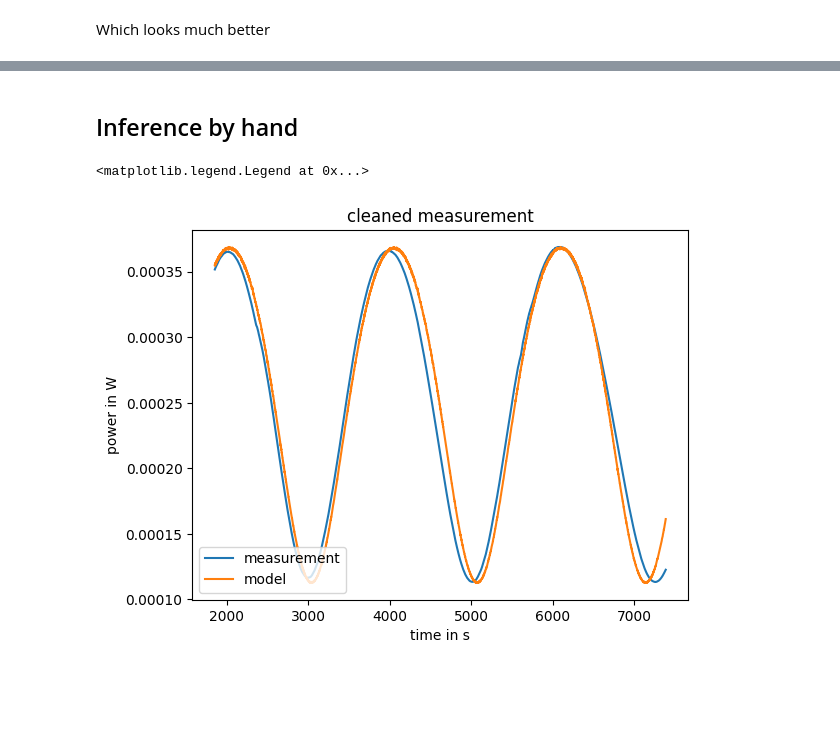
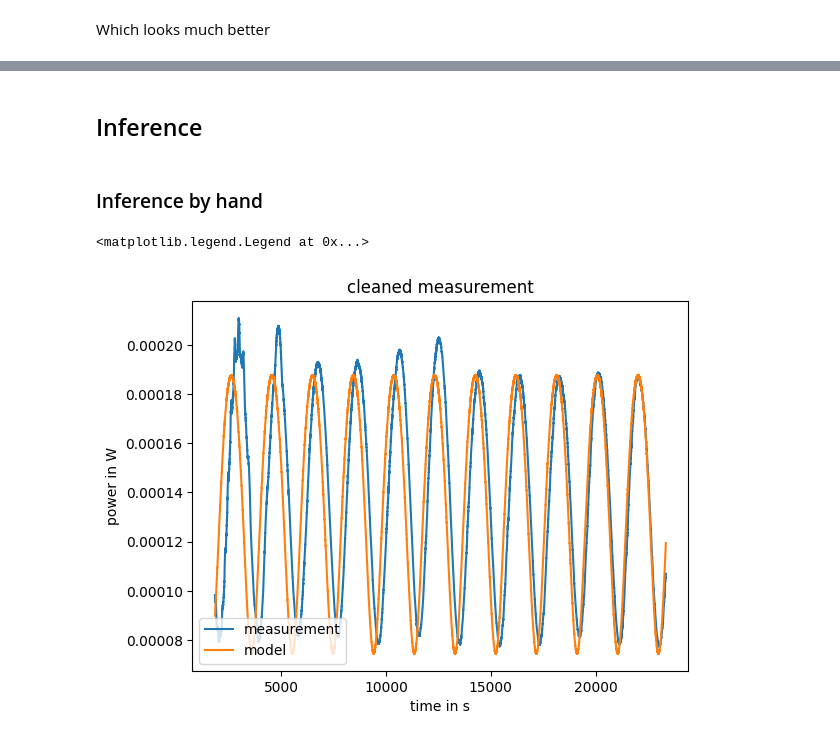
Before and after one commit to leo1200/thin-films, a Jupyter notebook: notebooks/one_growing_layer.ipynb, the cells around one changed output, grey strips where cells are left out. Saved outputs shown, nothing was run; the diff lists cells and outputs as text; code cells hidden in the pictures; blank space fills up the shorter version.

Commit message:
some data analysis

```diff
--- a/notebooks/one_growing_layer.ipynb
+++ b/notebooks/one_growing_layer.ipynb
@@ -128,7 +150,7 @@ plt.legend(loc="upper right")
 ## Data Analysis
 # %%
 # Define the CSV file path
-file_path = 'data/measurement.csv'
+file_path = 'data/measurement2.csv'
 
 # Read the CSV, skipping rows until the data table starts
 df = pd.read_csv(file_path, sep=';', skiprows=14, decimal=',')
@@ -171,41 +246,59 @@ Text(0.5, 1.0, 'measurement')
+# %% [markdown]
+## Inference
 # %% [markdown]
-## Inference by hand
+### Inference by hand
 # %%
-initial_layer_thickness = 170
-layer_growing_acceleration = -0.0000004
+# initial_layer_thickness = 170
+# layer_growing_rate = 747.9 / (7049 / 60) / 60
+# layer_growing_acceleration = -0.0000004
+
+# 1.7000000e+02  1.0696702e-01 -5.1498353e-07
+# 1.07924394e-01 -6.79976267e-07
+
+# initial_layer_thickness = 170
+initial_layer_thickness = 100
+layer_growing_rate = 1.07924394e-01
+# layer_growing_acceleration = -6.79976267e-07
+layer_growing_acceleration = 0
+
+
 
 # simple accelerated model
 layer_thickness_model = initial_layer_thickness + layer_growing_rate * time_points_measured + layer_growing_acceleration * time_points_measured ** 2
 
 reflection_coefficients, _, _ = variable_layer_thickness_simulation(
     wavelength = wavelength,
     polar_angle = polar_angle,
     azimuthal_angle = azimuthal_angle,
     transverse_electric_component = transverse_electric_component,
     transverse_magnetic_component = transverse_magnetic_component,
     permeability_reflection = permeability_reflection,
     permittivity_reflection = permittivity_reflection,
     permeability_transmission = permeability_transmission,
     permittivity_transmission = permittivity_transmission,
     backside_mode = backside_mode,
     permeability_static_size_layers = permeability_static_size_layers,
     permittivity_static_size_layers = permittivity_static_size_layers,
     static_layer_thicknesses = static_layer_thicknesses,
     permeability_variable_layer = permeability_variable_layer,
     permittivity_variable_layer = permittivity_variable_layer,
     variable_layer_thicknesses = layer_thickness_model
 )
 
-a = 0.00075
-b = 0.00008
-power_model = a * reflection_coefficients + b
+# power_conversion_factor = 0.00075
+# power_conversion_constant = 0.00008
+
+power_conversion_factor = 3.32e-4
+power_conversion_constant = 0.00006
+
+power_model = power_conversion_factor * reflection_coefficients + power_conversion_constant
 
 plt.plot(time_points_measured, power_measured, label = "measurement")
 plt.plot(time_points_measured, power_model, label = "model")
 plt.xlabel("time in s")
 plt.ylabel("power in W")
 plt.title("cleaned measurement")
 plt.legend(loc = "lower left")
 # %% [output]
 <matplotlib.legend.Legend at 0x...>
-[figure, old version]
+[figure, new version]
```
Also changed, not shown: parts of 11 cells of this notebook, 7 other files.
